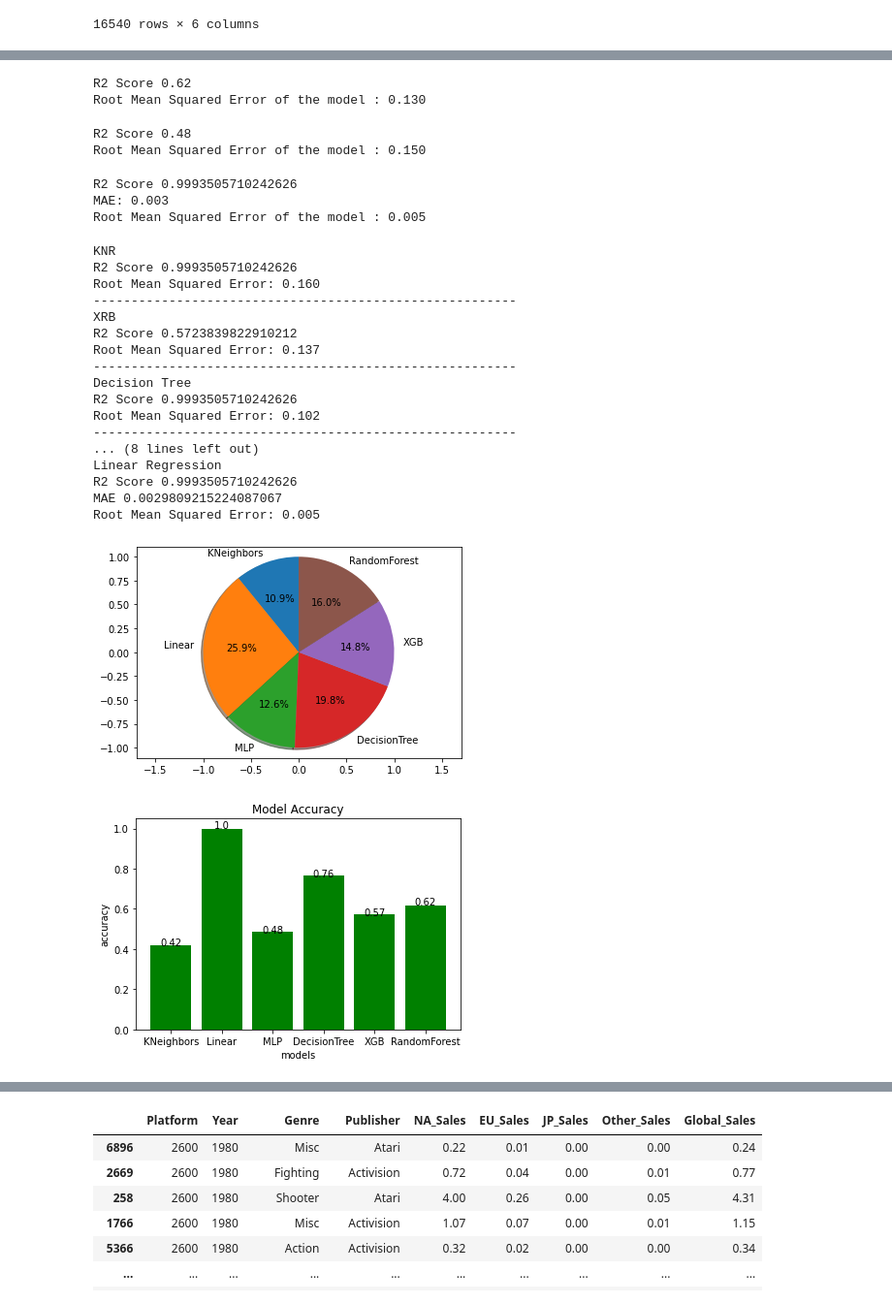
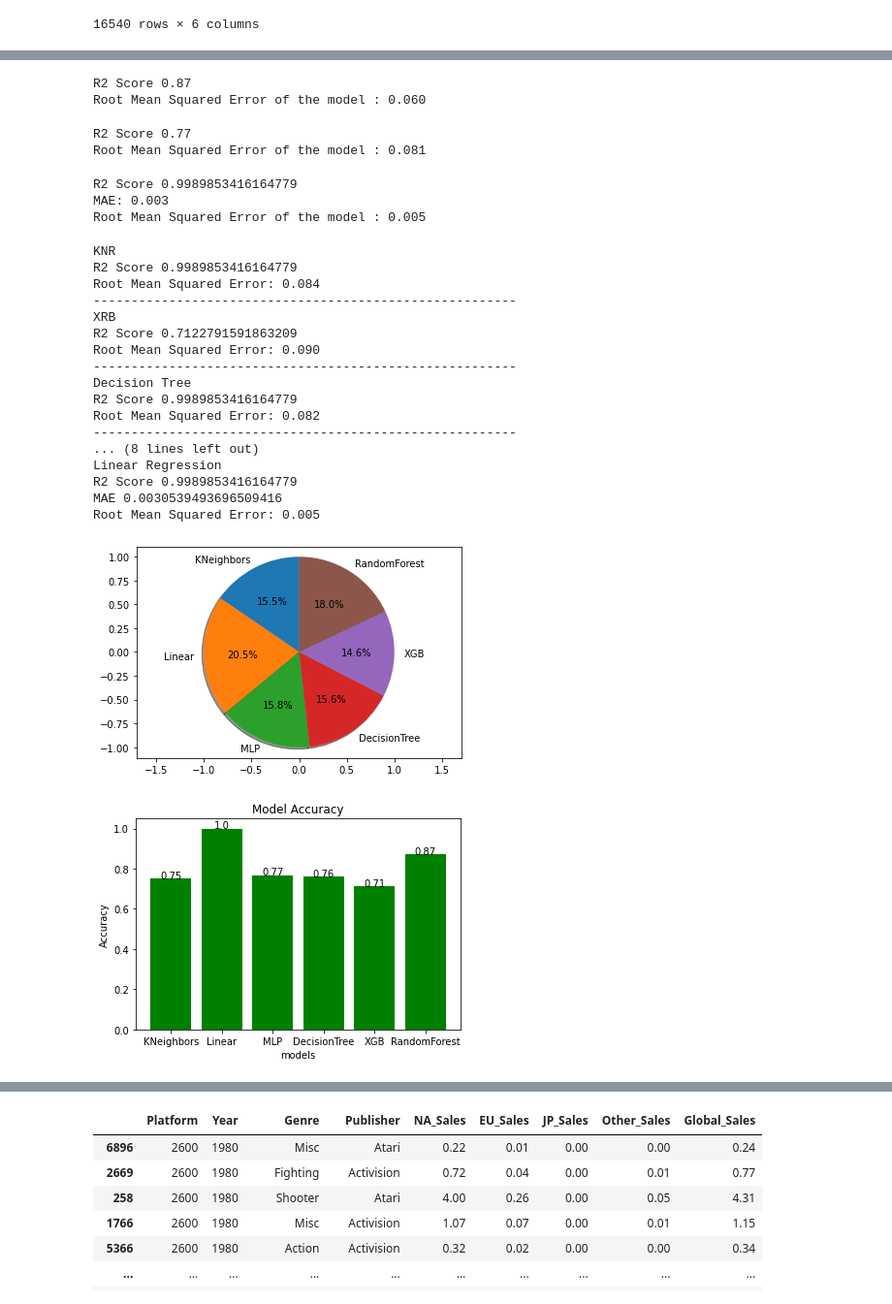
Before and after one commit to lgbongiolo/Video-Game-Sales, a Jupyter notebook: Video Games Sales .ipynb, the cells around one changed output, grey strips where cells are left out. Shown at 97% size. Saved outputs shown, nothing was run; the diff lists cells and outputs as text; code cells hidden in the pictures.

```diff
--- a/Video Games Sales .ipynb
+++ b/Video Games Sales .ipynb
@@ -109,7 +109,7 @@ import datetime
 import warnings
 warnings.simplefilter("ignore")
 # %%
-df = pd.read_csv("/home/semrival/Documents/Python Programs /Portfolio/Video Game Sales /vgsales.csv")
+df = pd.read_csv("./Video Game Sales /vgsales.csv")
 
 df
 # %% [output]
@@ -873,31 +873,31 @@ df_clean
 #Creating new variables
 
 # Standard Deviation
-df_clean["std5"] = df_clean["Global_Sales"].rolling(5).std()
+df_clean["std3"] = df_clean["Global_Sales"].rolling(3).std()
 
 # Standard Deviation
-df_clean["std10"] = df_clean["Global_Sales"].rolling(10).std()
+df_clean["std8"] = df_clean["Global_Sales"].rolling(8).std()
 
 # Standard Deviation
-df_clean["std15"] = df_clean["Global_Sales"].rolling(15).std()
+df_clean["std20"] = df_clean["Global_Sales"].rolling(20).std()
 
 # Moving Average of the Standard Deviation
-df_clean["mm_std5"] = df_clean["std5"].rolling(15).mean()
+df_clean["mm_std3"] = df_clean["std3"].rolling(20).mean()
 
 # Moving Average of the Standard Deviation
-df_clean["mm_std10"] = df_clean["std10"].rolling(15).mean()
+df_clean["mm_std8"] = df_clean["std8"].rolling(20).mean()
 
 # Moving Average of the Standard Deviation
-df_clean["mm_std15"] = df_clean["std15"].rolling(15).mean()
+df_clean["mm_std20"] = df_clean["std20"].rolling(20).mean()
 
-# RSL std5
-df_clean["RSL_std5"] = (df_clean["std5"]/df_clean["std5"].rolling(15).mean())-1
+# RSL std3
+df_clean["RSL_std3"] = (df_clean["std3"]/df_clean["std3"].rolling(15).mean())-1
 
-# RSL std10
-df_clean["RSL_std10"] = (df_clean["std10"]/df_clean["std10"].rolling(15).mean())-1
+# RSL std8
+df_clean["RSL_std8"] = (df_clean["std8"]/df_clean["std8"].rolling(15).mean())-1
 
-# RSL std15
-df_clean["RSL_std15"] = (df_clean["std15"]/df_clean["std15"].rolling(15).mean())-1
+# RSL std20
+df_clean["RSL_std20"] = (df_clean["std20"]/df_clean["std20"].rolling(15).mean())-1
 
 
 
@@ -988,8 +988,8 @@ scorerfr=r2_score(ytest, ypred)
 print('R2 Score',round(r2_score(ytest, ypred),2))
 print(f"Root Mean Squared Error of the model : {rmse_rfr:.3f}")
 # %% [output]
-R2 Score 0.62
-Root Mean Squared Error of the model : 0.130
+R2 Score 0.87
+Root Mean Squared Error of the model : 0.060
 # %%
 mlp=MLPRegressor()
 mlp.fit(xtrain, ytrain)
@@ -1000,8 +1000,8 @@ scoremlp=r2_score(ytest, ypred)
 print('R2 Score', round(r2_score(ytest, ypred),2))
 print(f"Root Mean Squared Error of the model : {rmse_mlp:.3f}")
 # %% [output]
-R2 Score 0.48
-Root Mean Squared Error of the model : 0.150
+R2 Score 0.77
+Root Mean Squared Error of the model : 0.081
 # %%
 import sklearn.metrics as metrics
 
@@ -1015,7 +1015,7 @@ print('R2 Score',r2_score(ytest, ypred))
 print("MAE:", round((mae_lnr),3))
 print(f"Root Mean Squared Error of the model : {rmse_lnr:.3f}")
 # %% [output]
-R2 Score 0.9993505710242626
+R2 Score 0.9989853416164779
 MAE: 0.003
 Root Mean Squared Error of the model : 0.005
 # %%
@@ -1058,21 +1058,21 @@ print("MAE", mae_lnr)
 print(f"Root Mean Squared Error: {rmse_lnr:.3f}")
 # %% [output]
 KNR
-R2 Score 0.9993505710242626
-Root Mean Squared Error: 0.160
+R2 Score 0.9989853416164779
+Root Mean Squared Error: 0.084
 --------------------------------------------------------
 XRB
-R2 Score 0.5723839822910212
-Root Mean Squared Error: 0.137
+R2 Score 0.7122791591863209
+Root Mean Squared Error: 0.090
 --------------------------------------------------------
 Decision Tree
-R2 Score 0.9993505710242626
-Root Mean Squared Error: 0.102
+R2 Score 0.9989853416164779
+Root Mean Squared Error: 0.082
 --------------------------------------------------------
 ... (8 lines left out)
 Linear Regression
-R2 Score 0.9993505710242626
-MAE 0.0029809215224087067
+R2 Score 0.9989853416164779
+MAE 0.0030539493696509416
 Root Mean Squared Error: 0.005
 # %%
 import matplotlib.pyplot as plt
@@ -1088,24 +1088,24 @@ ax1.pie(acc, explode=explode, labels=labels_acc, autopct='%1.1f%%',
 ax1.axis('equal')
 plt.show()
 # %% [output]
-[figure, old version]
+[figure, new version]
 # %%
 def addlabels(x,y):
     for i in range(len(x)):
         plt.text(i,  y[i], y[i], ha = 'center')
 
 if __name__ == '__main__':
     x = ['KNeighbors', 'Linear', 'MLP', 'DecisionTree','XGB','RandomForest']
     y = [scoreknn,  scorelnr, scoremlp,scoredtr,scorexgb,scorerfr]
     y_=[float(f'{scoreknn:.2f}'),float(f'{scorelnr:.2f}'),float(f'{scoremlp:.2f}'),float(f'{scoredtr:.2f}'), float(f'{scorexgb:.2f}'),float(f'{scorerfr:.2f}')]
     plt.bar(x, y,color='green')
     addlabels(x, y_)
     plt.title("Model Accuracy")
     plt.xlabel("models")
-    plt.ylabel("accuracy")
+    plt.ylabel("Accuracy")
     plt.show()
 # %% [output]
-[figure, old version]
+[figure, new version]
 # %%
 results = pd.DataFrame({'Real':ytest, 'Predicted':ypred})
 
```
Also changed, not shown: parts of 6 cells of this notebook.
